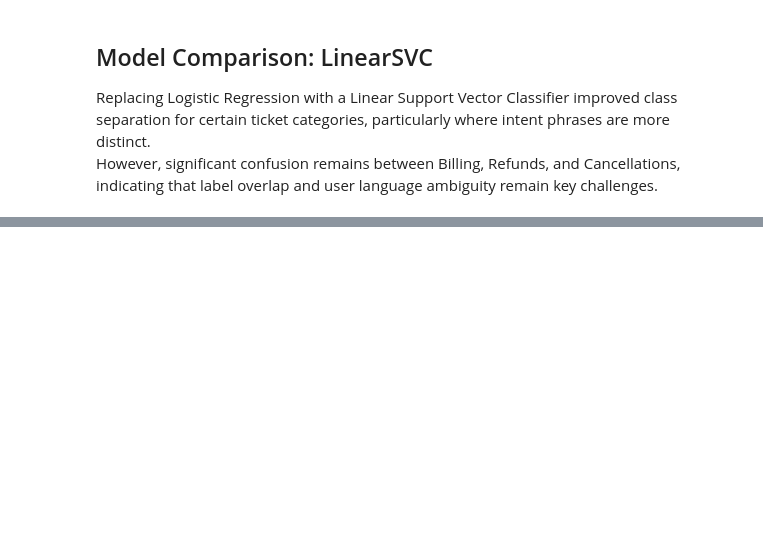
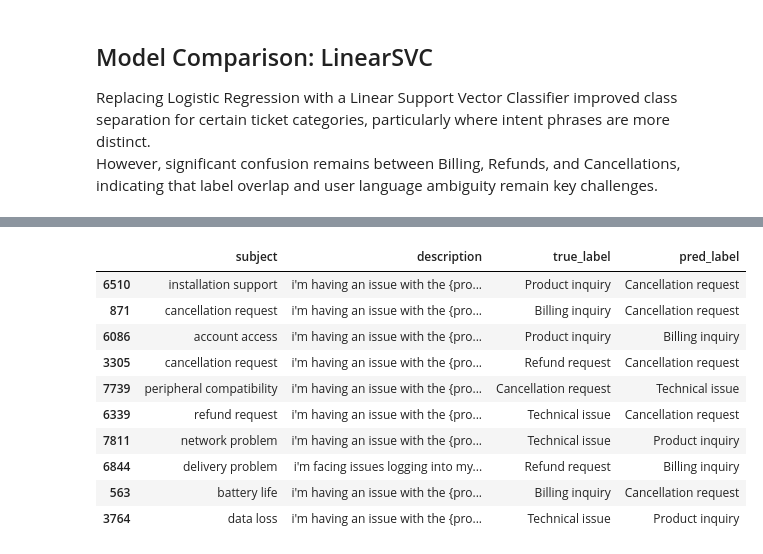
Before and after one commit to Grace-Ogunsanwo/customer-support-ticket-routing, a Jupyter notebook: notebooks/01_eda_and_text_preprocessing.ipynb, the cells around one changed output, grey strips where cells are left out. Drawn from its saved outputs; the diff is of its cells as text; code cells hidden in the pictures; blank space fills up the shorter version.

```diff
--- a/notebooks/01_eda_and_text_preprocessing.ipynb
+++ b/notebooks/01_eda_and_text_preprocessing.ipynb
@@ -371,0 +619,25 @@ However, significant confusion remains between Billing, Refunds, and Cancellatio
+# %%
+weighted_model = Pipeline([
+    ("features", FeatureUnion([
+        ("subject", Pipeline([
+            ("select", TextSelector("subject_text")),
+            ("tfidf", TfidfVectorizer(
+                stop_words="english",
+                ngram_range=(1, 3),
+                min_df=2
+            ))
+        ]), 2.0),  # subject weight
+        ("description", Pipeline([
+            ("select", TextSelector("description_text")),
+            ("tfidf", TfidfVectorizer(
+                stop_words="english",
+                ngram_range=(1, 2),
+                min_df=2
+            ))
+        ]), 1.0)
+    ])),
+    ("clf", LogisticRegression(
+        max_iter=2000,
+        class_weight="balanced"
+    ))
+])
@@ -371,0 +787,23 @@ However, significant confusion remains between Billing, Refunds, and Cancellatio
+# %%
+import pandas as pd
+
+errors = pd.DataFrame({
+    "subject": X_test_df["subject_text"],
+    "description": X_test_df["description_text"],
+    "true_label": y_test,
+    "pred_label": y_pred_weighted
+})
+
+errors[errors["true_label"] != errors["pred_label"]].head(10)
+# %% [output]
+|  | subject | description | true_label | pred_label |
+| 6510 | installation support | i'm having an issue with the {pro... | Product inquiry | Cancellation request |
+| 871 | cancellation request | i'm having an issue with the {pro... | Billing inquiry | Cancellation request |
+| 6086 | account access | i'm having an issue with the {pro... | Product inquiry | Billing inquiry |
+| 3305 | cancellation request | i'm having an issue with the {pro... | Refund request | Cancellation request |
+| 7739 | peripheral compatibility | i'm having an issue with the {pro... | Cancellation request | Technical issue |
+| 6339 | refund request | i'm having an issue with the {pro... | Technical issue | Cancellation request |
+| 7811 | network problem | i'm having an issue with the {pro... | Technical issue | Product inquiry |
+| 6844 | delivery problem | i'm facing issues logging into my... | Refund request | Billing inquiry |
+| 563 | battery life | i'm having an issue with the {pro... | Billing inquiry | Cancellation request |
+| 3764 | data loss | i'm having an issue with the {pro... | Technical issue | Product inquiry |
```
Also changed, not shown: parts of 47 cells of this notebook, 1 other file.
